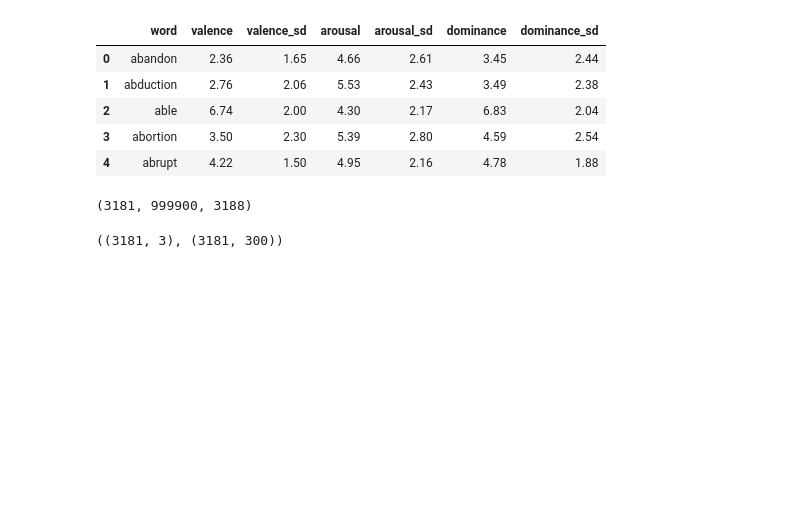
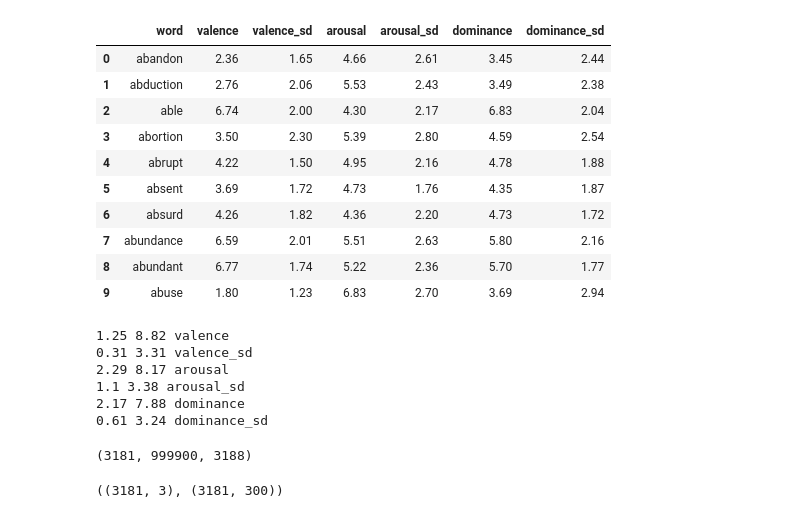
Before and after one commit to sigmaroles/nlp-cs613-2018, a Jupyter notebook: OCC/ValenceArousal_to_sentimentAnalysis.ipynb, the cells around one changed output. Saved outputs shown, nothing was run; the diff lists cells and outputs as text; code cells hidden in the pictures; blank space fills up the shorter version.

```diff
--- a/OCC/ValenceArousal_to_sentimentAnalysis.ipynb
+++ b/OCC/ValenceArousal_to_sentimentAnalysis.ipynb
@@ -9,12 +37,27 @@ import matplotlib
 # %%
 df = pd.read_csv('anew2017_data.csv', usecols = [0,2,3,4,5,6,7])
 rating_matrix = df.iloc[:,[0,1,3,5]].set_index('word').T.to_dict(orient='list')
-df.head()
+df.head(10)
 # %% [output]
 |  | word | valence | valence_sd | arousal | arousal_sd | dominance | dominance_sd |
 | 0 | abandon | 2.36 | 1.65 | 4.66 | 2.61 | 3.45 | 2.44 |
 | 1 | abduction | 2.76 | 2.06 | 5.53 | 2.43 | 3.49 | 2.38 |
 | 2 | able | 6.74 | 2.00 | 4.30 | 2.17 | 6.83 | 2.04 |
 | 3 | abortion | 3.50 | 2.30 | 5.39 | 2.80 | 4.59 | 2.54 |
 | 4 | abrupt | 4.22 | 1.50 | 4.95 | 2.16 | 4.78 | 1.88 |
+| 5 | absent | 3.69 | 1.72 | 4.73 | 1.76 | 4.35 | 1.87 |
+| 6 | absurd | 4.26 | 1.82 | 4.36 | 2.20 | 4.73 | 1.72 |
+| 7 | abundance | 6.59 | 2.01 | 5.51 | 2.63 | 5.80 | 2.16 |
+| 8 | abundant | 6.77 | 1.74 | 5.22 | 2.36 | 5.70 | 1.77 |
+| 9 | abuse | 1.80 | 1.23 | 6.83 | 2.70 | 3.69 | 2.94 |
+# %%
+for var in df.columns[1:]:
+    print (df[var].min(), df[var].max(),var)
+# %% [output]
+1.25 8.82 valence
+0.31 3.31 valence_sd
+2.29 8.17 arousal
+1.1 3.38 arousal_sd
+2.17 7.88 dominance
+0.61 3.24 dominance_sd
 # %%
```
Also changed, not shown: parts of 7 cells of this notebook.
